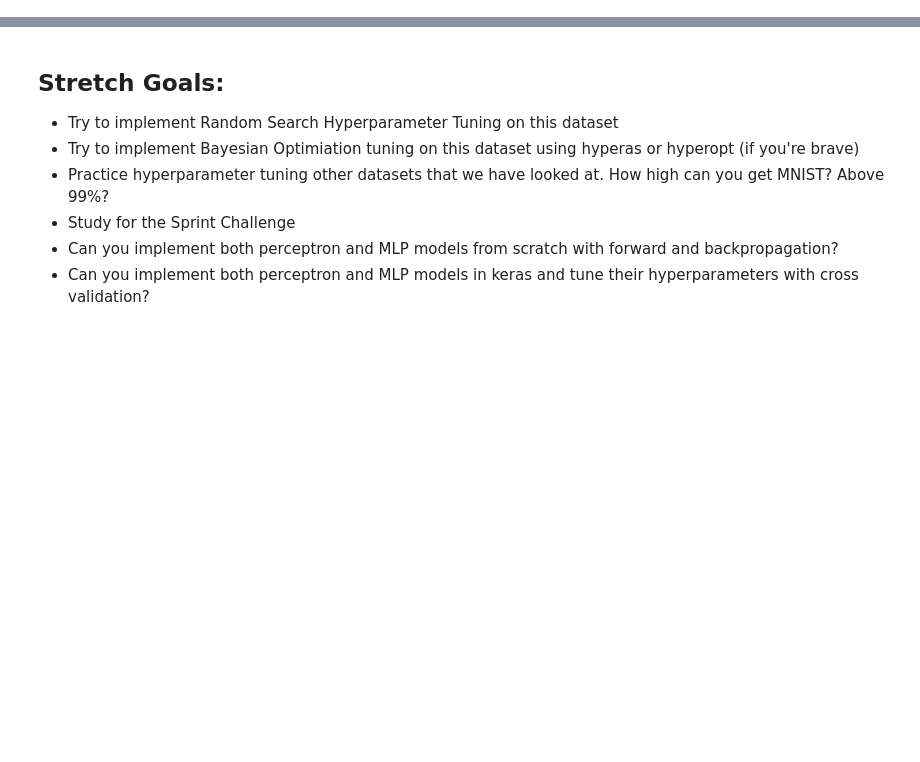
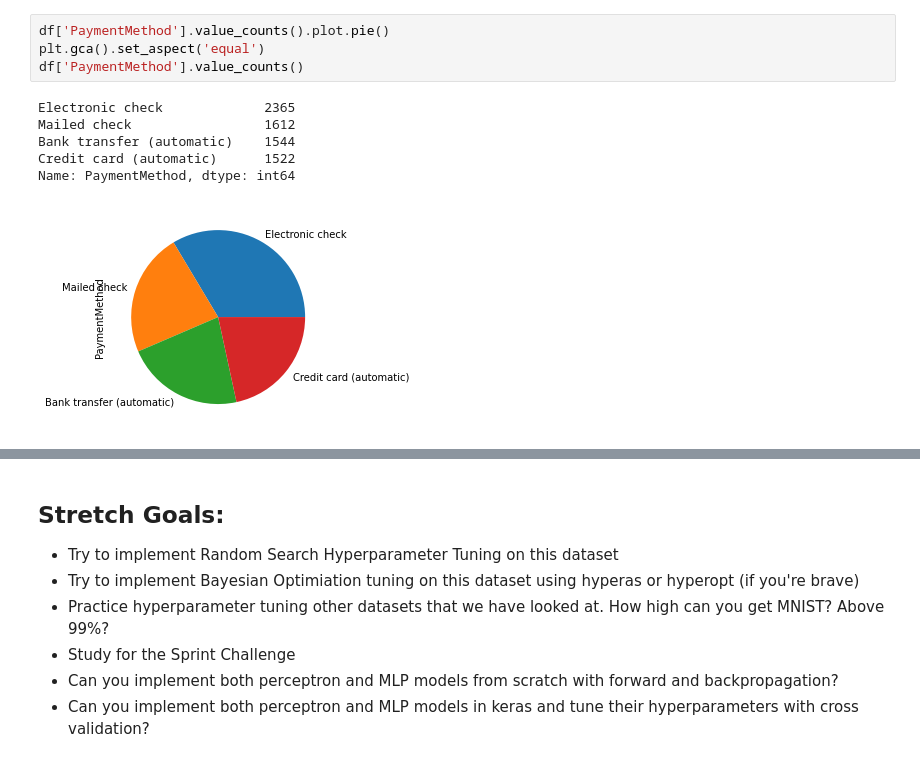
Before and after one commit to Edudeiko/DS-Unit-4-Sprint-2-Neural-Networks, a Jupyter notebook: module4-Hyperparameter-Tuning/LS_DS_424_Hyperparameter_Tuning_Assignment.ipynb, the cells around one changed output, grey strips where cells are left out. Drawn from its saved outputs; the diff is of its cells as text; blank space fills up the shorter version.

```diff
--- a/module4-Hyperparameter-Tuning/LS_DS_424_Hyperparameter_Tuning_Assignment.ipynb
+++ b/module4-Hyperparameter-Tuning/LS_DS_424_Hyperparameter_Tuning_Assignment.ipynb
@@ -42,0 +148,11 @@ etc...
+# %%
+df['PaymentMethod'].value_counts().plot.pie()
+plt.gca().set_aspect('equal')
+df['PaymentMethod'].value_counts()
+# %% [output]
+Electronic check             2365
+Mailed check                 1612
+Bank transfer (automatic)    1544
+Credit card (automatic)      1522
+Name: PaymentMethod, dtype: int64
+[figure, added]
```
Also changed, not shown: parts of 33 cells of this notebook.
